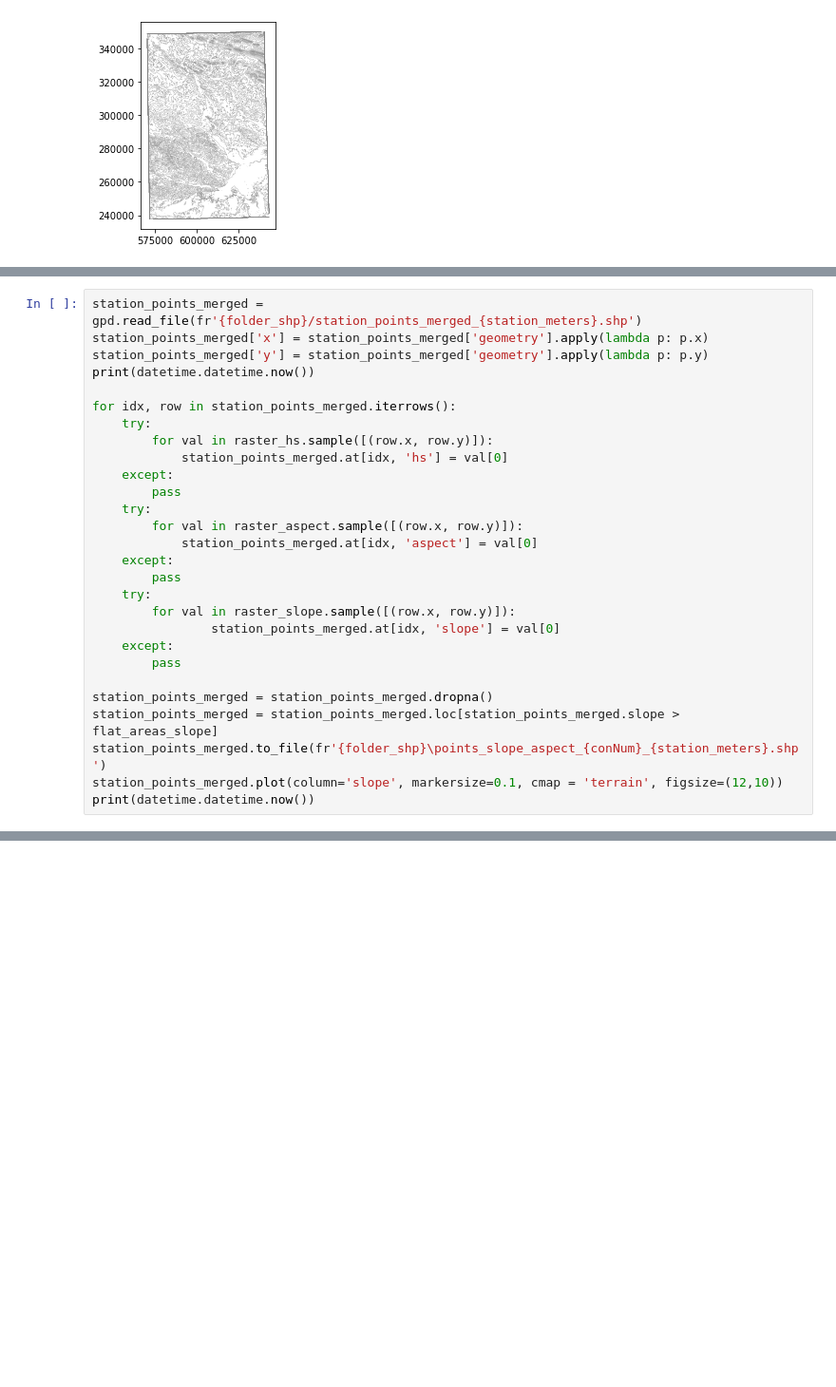
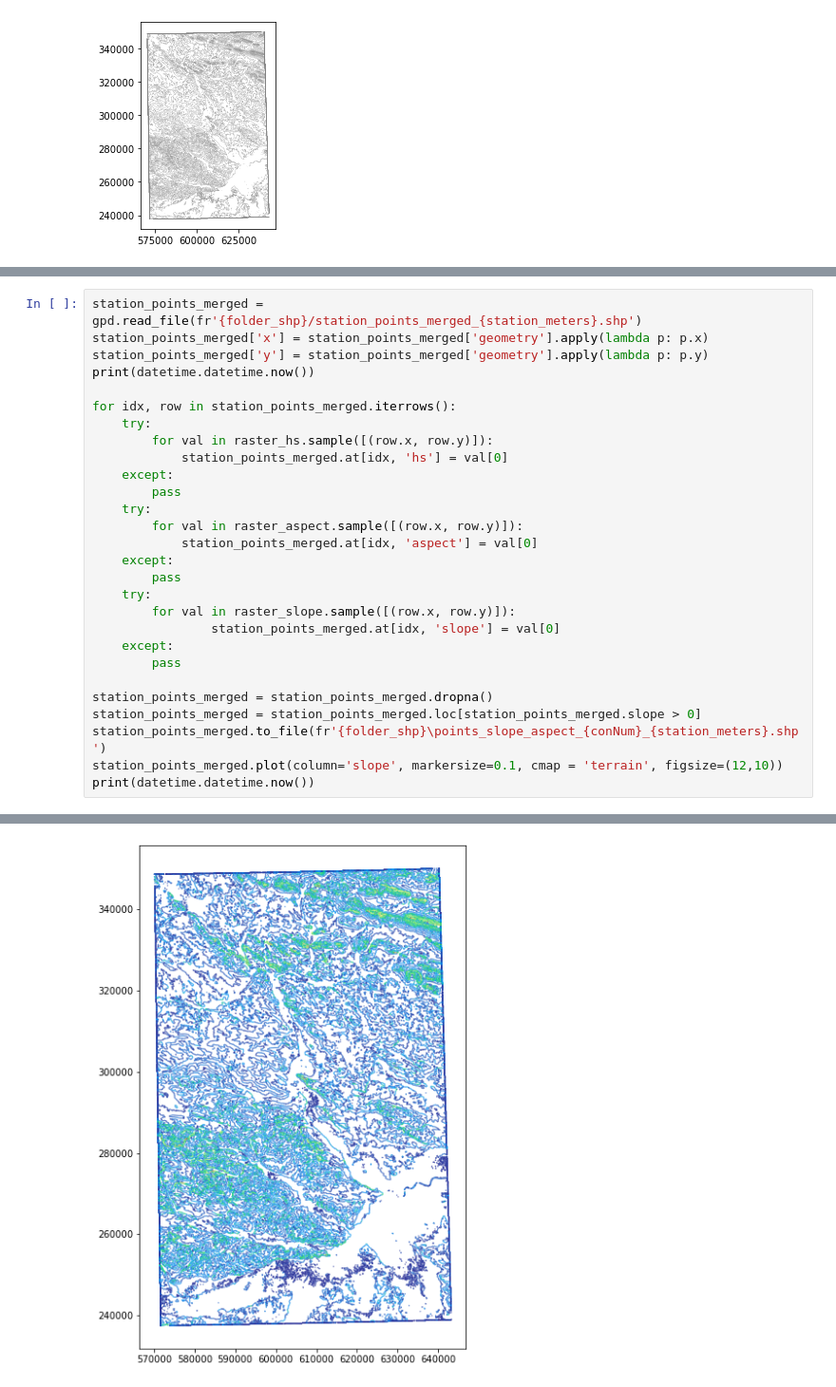
Before and after one commit to marcinszwagrzyk/Lehmanns_hachures, a Jupyter notebook: results/Lehman_from_DEM.ipynb, the cells around one changed output, grey strips where cells are left out. Shown at 95% size. Saved outputs shown, nothing was run; the diff lists cells and outputs as text; blank space fills up the shorter version.

```diff
--- a/results/Lehman_from_DEM.ipynb
+++ b/results/Lehman_from_DEM.ipynb
@@ -172,7 +171,8 @@ for idx, row in station_points_merged.iterrows():
         pass
 
 station_points_merged = station_points_merged.dropna()
-station_points_merged = station_points_merged.loc[station_points_merged.slope > flat_areas_slope]
+station_points_merged = station_points_merged.loc[station_points_merged.slope > 0]
 station_points_merged.to_file(fr'{folder_shp}\points_slope_aspect_{conNum}_{station_meters}.shp')
 station_points_merged.plot(column='slope', markersize=0.1, cmap = 'terrain', figsize=(12,10))
 print(datetime.datetime.now())
+# %% [output]
@@ -179,2 +181,3 @@ print(datetime.datetime.now())
+[figure, added]
 # %%
 station_points_merged = gpd.read_file(fr'{folder_shp}\points_slope_aspect_{conNum}_{station_meters}.shp')
```
Also changed, not shown: parts of 12 cells of this notebook.
